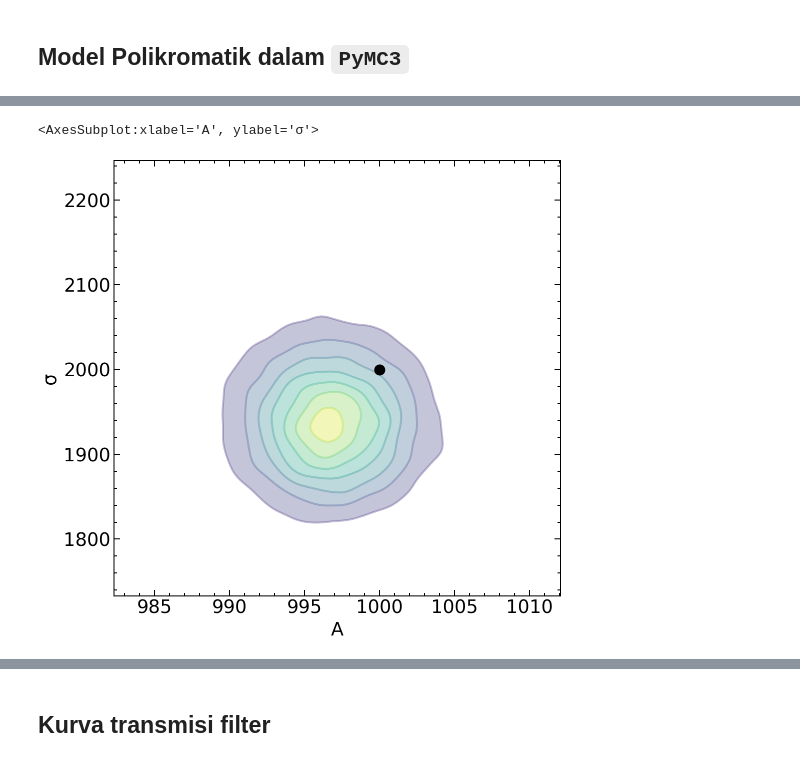
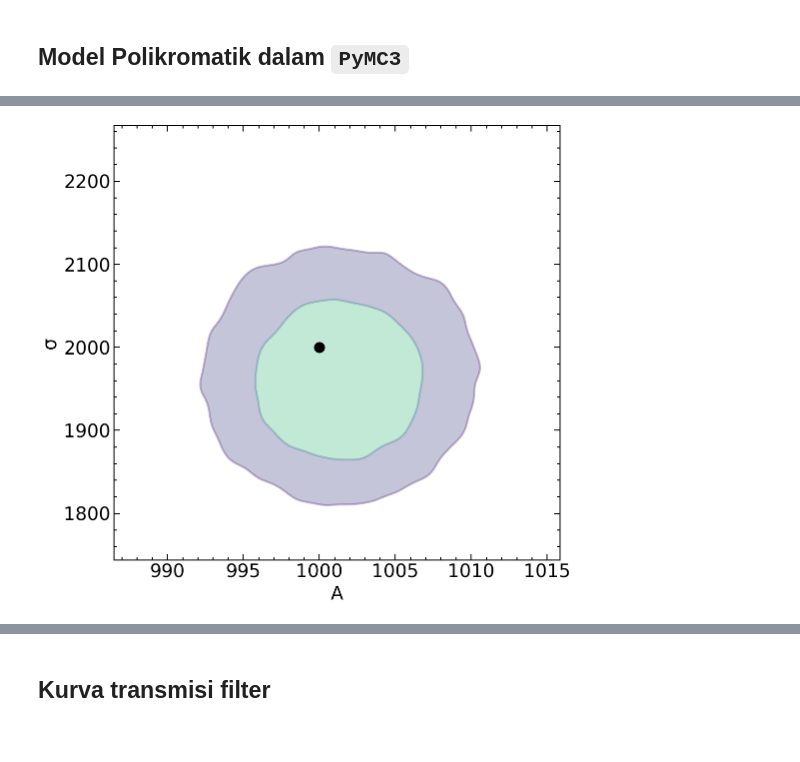
Before and after one commit to agustrionopj/Project-BEACON, a Jupyter notebook: [BEACON] Multi-variables model fitting (PART II).ipynb, the cells around one changed output, grey strips where cells are left out. Drawn from its saved outputs; the diff is of its cells as text; code cells hidden in the pictures.

Commit message:
Change plot_kde parameters to represent 1 and 2 sigma

```diff
--- a/[BEACON] Multi-variables model fitting (PART II).ipynb
+++ b/[BEACON] Multi-variables model fitting (PART II).ipynb
@@ -309,17 +316,18 @@ plt.legend(['Mean Posterior Prediction', '95% Posterior Prediction', 'Simulated
 # %%
 az.plot_pair(
     trace,
     var_names=['A', 'σ'],
     kind='kde',
     kde_kwargs={"contourf_kwargs":{"alpha": 0.3},
-                "contour_kwargs": {"colors": None, "cmap": plt.cm.viridis, "alpha": 0.3}
+                "contour_kwargs": {"colors": None, "cmap": plt.cm.viridis, "alpha": 0.3},
+                "hdi_probs": [0.68, 0.95]
                },
     figsize=(8,8),
     reference_values={"A":1000., "σ": 2000},
     reference_values_kwargs={"marker": 'o', "ms": 10, "color": "k"},
 )
+plt.savefig('corner-plot-poli.png')
 # %% [output]
-<AxesSubplot:xlabel='A', ylabel='σ'>
-[figure, old version]
+[figure, new version]
 # %%
 figure = corner.corner(trace, truths=[A_true, σ_true], truth_color='red', divergences=True)
```
Also changed, not shown: parts of 15 cells of this notebook, 7 other files.
